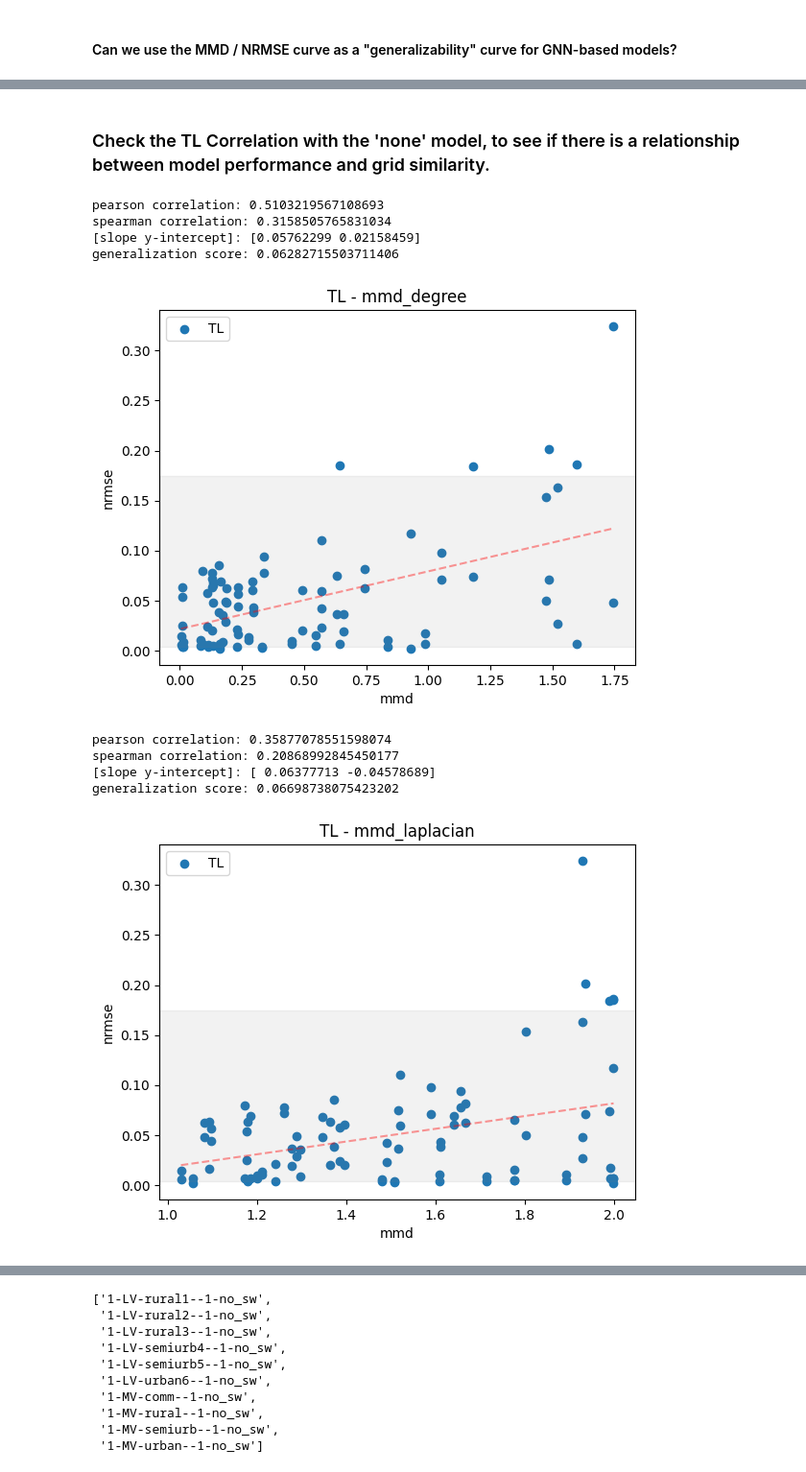
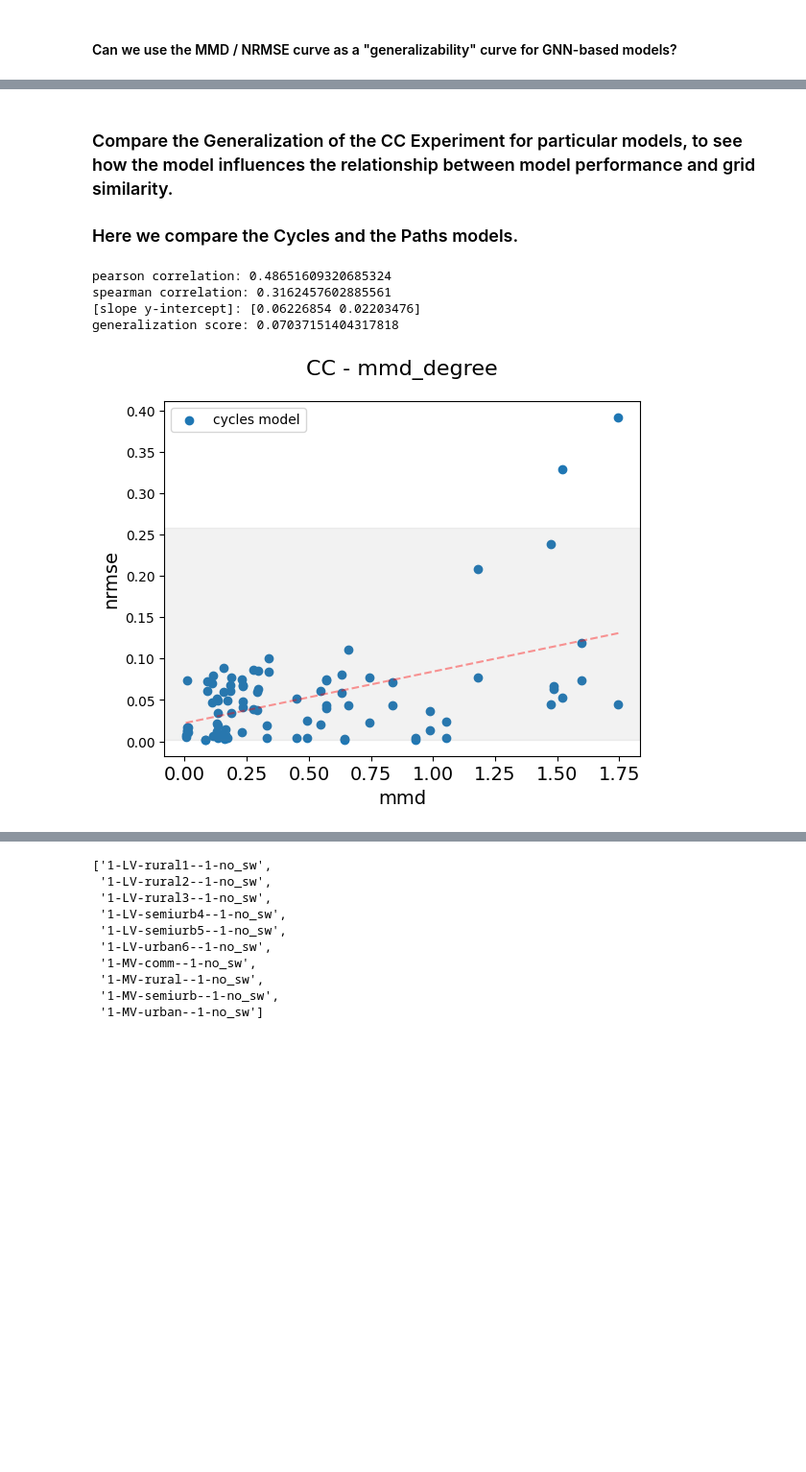
Before and after one commit to Davjes15/engage_pg, a Jupyter notebook: results_analysis.ipynb, the cells around one changed output, grey strips where cells are left out. Shown at 96% size. Cells and saved outputs as stored; diff of their text form; code cells hidden in the pictures; blank space fills up the shorter version.

```diff
--- a/results_analysis.ipynb
+++ b/results_analysis.ipynb
@@ -48,7 +46,7 @@ ood_mmd_df = pd.read_csv(OOD_MMD_FILE, index_col=0)
 nrmse_to_use = 'nrmse_range'
 
 dc_pf_df['nrmse_test'] = dc_pf_df[nrmse_to_use]
-tl_performance_df['nrmse_test'] = tl_performance_df[nrmse_to_use]
+cc_performance_df['nrmse_test'] = cc_performance_df[nrmse_to_use]
 ood_performance_df['nrmse_test'] = ood_performance_df[nrmse_to_use]
 # %% [markdown]
 # Graph Similarity Analysis
@@ -304,7 +335,7 @@ show_performance_dist('TL', tl_performance_df, variations=custom_variations)
 ##### Results: The DC PF model is far better. But we notice there is a big spread in the performance of the degree model... It seems there is not enough to learn in just one grid that can be generalized as well as DC PF using these few added features.
 ##### That is unfortunate. However, our degree model has quite a wide distribution. Let us see if there are actually cases in which it performs better than DC PF.
 # %%
-df = tl_performance_df
+df = cc_performance_df
 df = df[(df['cycles'] == False) &
         (df['path_lengths'] == False) &
         (df['degree'] == False)]
@@ -318,5 +349,5 @@ for _, row in df.iterrows():
         gnn_better += 1
     total += 1
 
-print(f'Degree GNN model outperforms DC PF in {gnn_better}/{total} cases of TL.')
+print(f'Degree GNN model outperforms DC PF in {gnn_better}/{total} cases of CC.')
 # %% [output]
@@ -378,7 +426,7 @@ def get_mmd_nrmse_correlation_dc(dc_pf_df):
 
 def get_mmd_nrmse_correlation(experiment, performance_df, mmd_df, descriptor, show=False):
     def get_sub_df(experiment, df, test_case):
-        if experiment.lower() == 'tl':
+        if experiment.lower() == 'cc':
             return df[(df['training_grid'] == test_case[0]) & (df['testing_grid'] == test_case[1])]
         elif experiment.lower() == 'ood':
             return df[df['testing_grid'] == test_case[1]]
@@ -387,8 +435,8 @@ def get_mmd_nrmse_correlation(experiment, performance_df, mmd_df, descriptor, sh
 
     experiment_full = experiment
     experiment = experiment.split(' ')[0]
-    if experiment.lower() == 'tl':
-        test_cases = tl_get_performance_test_cases(get_dist_grid_codes(scenario=1))
+    if experiment.lower() == 'cc':
+        test_cases = cc_get_performance_test_cases(get_dist_grid_codes(scenario=1))
     elif experiment.lower() == 'ood':
         test_cases = ood_get_performance_test_cases(get_dist_grid_codes(scenario=1))
     else:
@@ -413,18 +461,22 @@ def get_mmd_nrmse_correlation(experiment, performance_df, mmd_df, descriptor, sh
             [mmd_arr[0]]*len(test_nrmses)
         )
     if show:
-        plt.scatter(mmds, nrmses, label=experiment_full)
-        plt.xlabel('mmd')
-        plt.ylabel('nrmse')
+        label = experiment if len(experiment_full) == len(experiment) else ' '.join(experiment_full.split(' ')[1:])
+        plt.scatter(mmds, nrmses, label=label)
+        plt.xlabel('mmd', fontsize=14)
+        plt.ylabel('nrmse', fontsize=14)
         plt.legend()
-        plt.title(f'{experiment} - {descriptor}')
+        ax = plt.gca()
+        ax.set_xticklabels(ax.get_xticklabels(), size = 14)
+        title = f'{experiment} - {descriptor}'
+        ax.set_title(title, fontsize=16, pad=20)
     return np.array(mmds), np.array(nrmses)
 
 def plot_corr_line(mmds, nrmses, confidence):
     poly_coefficients = np.polyfit(mmds, nrmses, 1)
 
     if confidence > 0.5:
-        alpha = 1.0
+        alpha = 0.4
     elif confidence > 0.25:
         alpha = 0.4
     elif confidence > 0:
@@ -466,7 +518,7 @@ def plot_percentile(mmds, nrmses):
     plt.xlim(x_min, x_max)
     return
 
-def show_correlation(experiment, performance_df, mmd_df, descriptors=None, show=True, plot_correlations=True):
+def show_correlation(experiment, performance_df, mmd_df, descriptors=None, show=True, plot_correlations=True, show_percentile=True):
     if not descriptors:
         descriptors = list(filter(lambda col: 'mmd' in col, mmd_df.columns))
     total_points = 0
@@ -489,16 +541,16 @@ def show_correlation(experiment, performance_df, mmd_df, descriptors=None, show=
         if plot_correlations:
             coeffs = plot_corr_line(mmds, nrmses, confidence)
             print('[slope y-intercept]:', coeffs)
+        if show_percentile:
             plot_percentile(mmds, nrmses)
-            _, _, _, score = get_generalization_score(mmds, nrmses)
-            print(f'generalization score: {score}')
-            # print(f'\t score {(max_nrmse - min_nrmse) / cv_rmse}')
+        _, _, _, score = get_generalization_score(mmds, nrmses)
+        print(f'generalization score: {score}')
         if show:
             plt.show()
         total_points += len(mmds)
     return total_points
 
-def get_segments_tl(segments_list, cases_df):
+def get_segments_cc(segments_list, cases_df):
     segments = []
     for train_seg, test_seg in segments_list:
         train_parts = train_seg.split('!')
@@ -521,20 +573,18 @@ def get_segments_ood(segments_list, cases_df):
-# %% [markdown]
-### Check the TL Correlation with the 'none' model, to see if there is a relationship between model performance and grid similarity.
+# %% [markdown]
+### Compare the Generalization of the CC Experiment for particular models, to see how the model influences the relationship between model performance and grid similarity.
+### Here we compare the Cycles and the Paths models.
 # %%
-df = tl_performance_df
-df = df[(df['cycles'] == False) &
+df = cc_performance_df
+df = df[(df['cycles'] == True) &
         (df['path_lengths'] == False) &
         (df['degree'] == False)]
 
-_ = show_correlation('TL', df, tl_mmd_df, descriptors=['mmd_degree', 'mmd_laplacian'])
+_ = show_correlation('CC cycles model', df, cc_mmd_df, descriptors=['mmd_degree'], show=True)#, 'mmd_laplacian'])
+# plt.tight_layout()
+# plt.savefig('figures/fig_cc_generalization_cycles.pdf', format='pdf', dpi=1200)
 # %% [output]
-pearson correlation: 0.5103219567108693
-spearman correlation: 0.3158505765831034
-[slope y-intercept]: [0.05762299 0.02158459]
-generalization score: 0.06282715503711406
+pearson correlation: 0.48651609320685324
+spearman correlation: 0.3162457602885561
+[slope y-intercept]: [0.06226854 0.02203476]
+generalization score: 0.07037151404317818
-[figure, old version]
+[figure, new version]
-pearson correlation: 0.35877078551598074
-spearman correlation: 0.20868992845450177
-[slope y-intercept]: [ 0.06377713 -0.04578689]
-generalization score: 0.06698738075423202
-[figure, removed]
```
Also changed, not shown: parts of 55 cells of this notebook, 11 other files.
